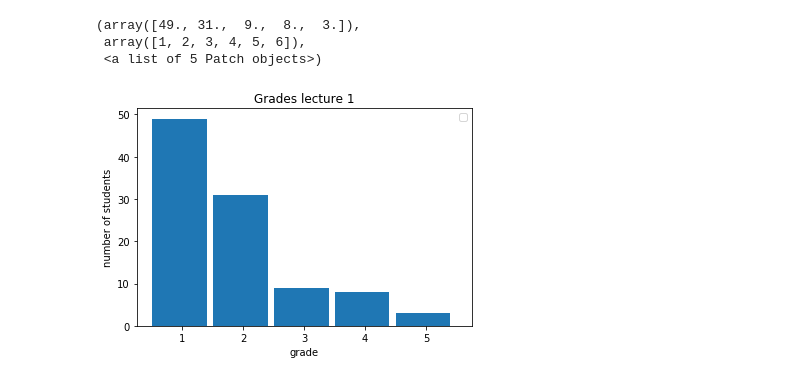
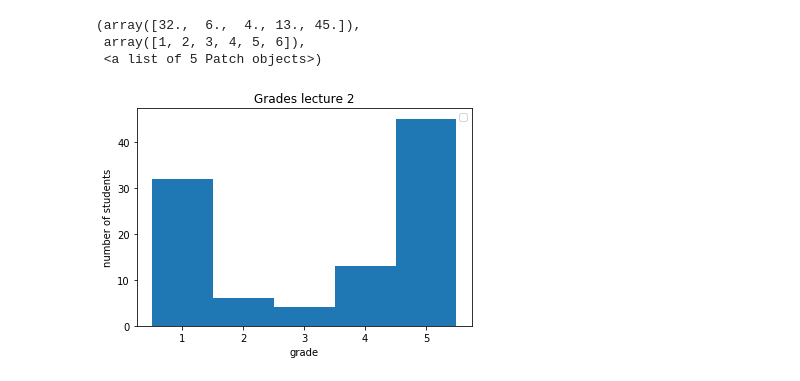
Before and after one commit to pawap/DAMI, a Jupyter notebook: Ex 2/dami_2_task_1_julian.ipynb, the cells around one changed output. Saved outputs shown, nothing was run; the diff lists cells and outputs as text; code cells hidden in the pictures.

Commit message:
Comments to answer the questions

```diff
--- a/Ex 2/dami_2_task_1_julian.ipynb
+++ b/Ex 2/dami_2_task_1_julian.ipynb
@@ -28,14 +72,16 @@ plt.boxplot(data)
 # %%
-data = loadtxt('grades_lecture1.dat')
+data = loadtxt('grades_lecture2.dat')
 
 plt.xlabel('grade')
 plt.ylabel('number of students')
-plt.title('Grades lecture 1')
+plt.title('Grades lecture 2')
 plt.legend()
 
-plt.hist(data,(1,2,3,4,5,6),width=0.9,align='left')
+plt.hist(data,(1,2,3,4,5,6),align='left')
+
+# The answer to the questions are exactly the same as for the grades_lecture1.dat ...
 # %% [output]
-(array([49., 31.,  9.,  8.,  3.]),
+(array([32.,  6.,  4., 13., 45.]),
  array([1, 2, 3, 4, 5, 6]),
  <a list of 5 Patch objects>)
-[figure, old version]
+[figure, new version]
```
Also changed, not shown: parts of 8 cells of this notebook.
